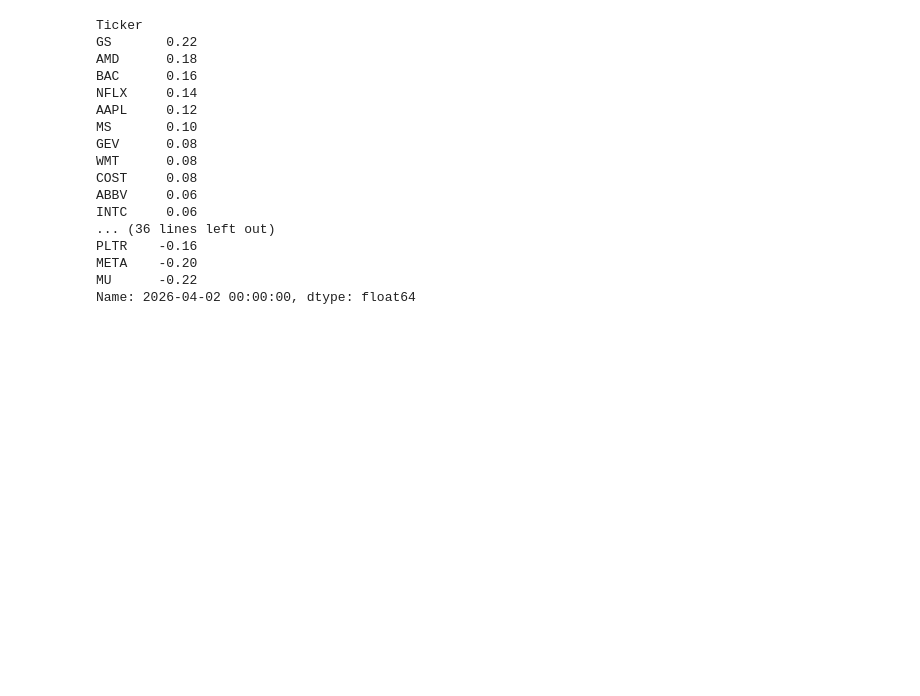
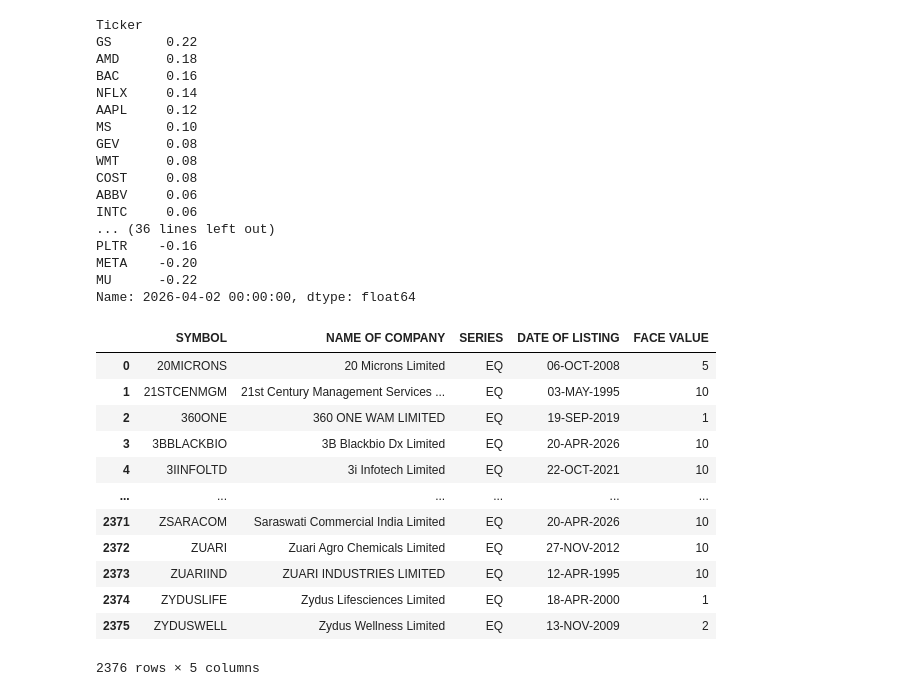
Before and after one commit to Aman19960110/stock_performance_dashboard, a Jupyter notebook: rough.ipynb, the cells around one changed output. Saved outputs shown, nothing was run; the diff lists cells and outputs as text; code cells hidden in the pictures; blank space fills up the shorter version.

```diff
--- a/rough.ipynb
+++ b/rough.ipynb
@@ -161,0 +164,16 @@ Name: 2026-04-02 00:00:00, dtype: float64
+# %%
+capital_market.equity_list()
+# %% [output]
+|  | SYMBOL | NAME OF COMPANY | SERIES | DATE OF LISTING | FACE VALUE |
+| 0 | 20MICRONS | 20 Microns Limited | EQ | 06-OCT-2008 | 5 |
+| 1 | 21STCENMGM | 21st Century Management Services ... | EQ | 03-MAY-1995 | 10 |
+| 2 | 360ONE | 360 ONE WAM LIMITED | EQ | 19-SEP-2019 | 1 |
+| 3 | 3BBLACKBIO | 3B Blackbio Dx Limited | EQ | 20-APR-2026 | 10 |
+| 4 | 3IINFOLTD | 3i Infotech Limited | EQ | 22-OCT-2021 | 10 |
+| ... | ... | ... | ... | ... | ... |
+| 2371 | ZSARACOM | Saraswati Commercial India Limited | EQ | 20-APR-2026 | 10 |
+| 2372 | ZUARI | Zuari Agro Chemicals Limited | EQ | 27-NOV-2012 | 10 |
+| 2373 | ZUARIIND | ZUARI INDUSTRIES LIMITED | EQ | 12-APR-1995 | 10 |
+| 2374 | ZYDUSLIFE | Zydus Lifesciences Limited | EQ | 18-APR-2000 | 1 |
+| 2375 | ZYDUSWELL | Zydus Wellness Limited | EQ | 13-NOV-2009 | 2 |
+2376 rows × 5 columns
```
Also changed, not shown: parts of 13 cells of this notebook, 2 other files.
